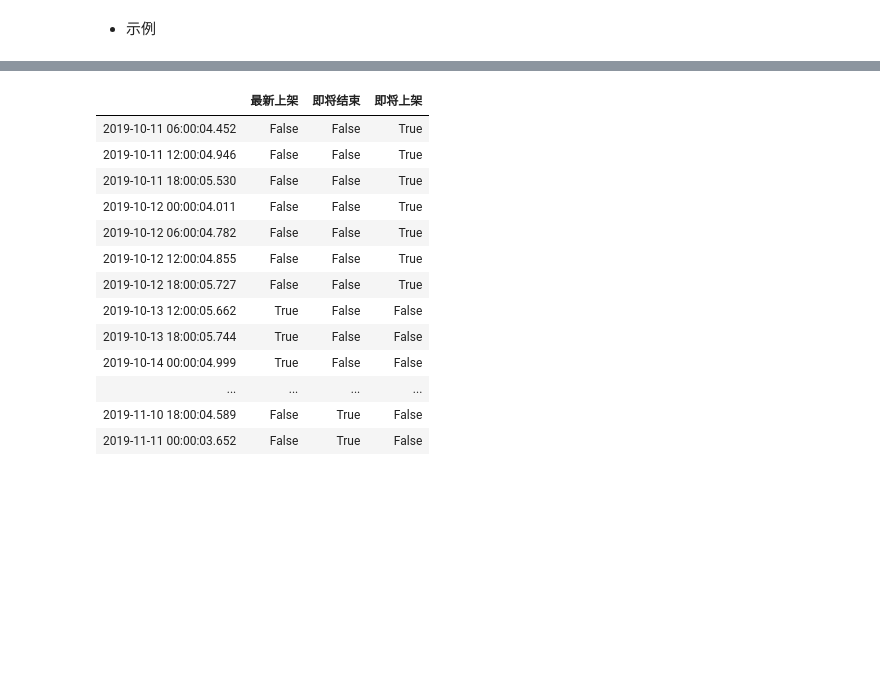
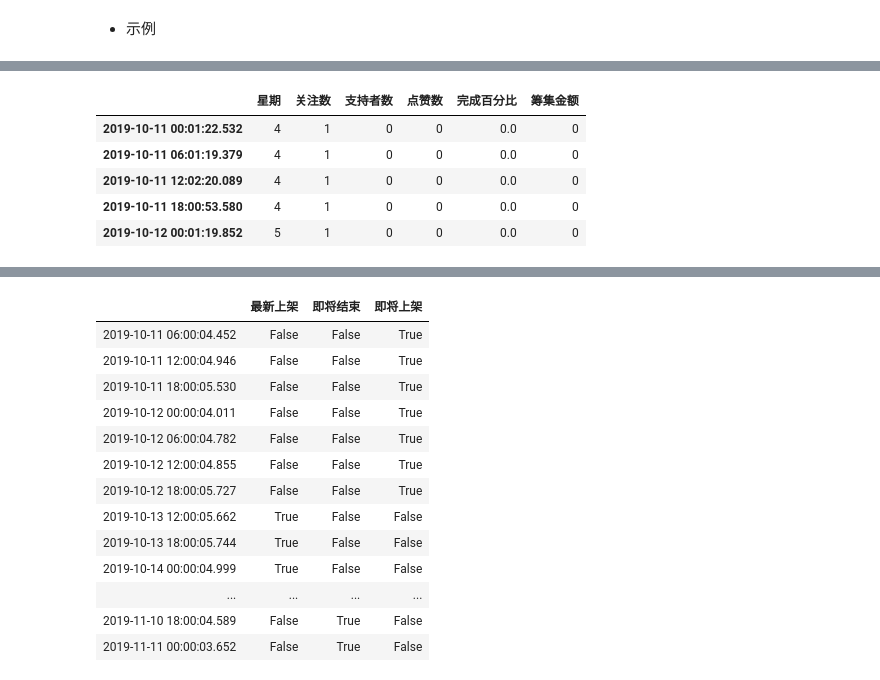
Before and after one commit to uscxiaoyu/crowdFundingDA, a Jupyter notebook: Data-analysis-Bass.ipynb, the cells around one changed output, grey strips where cells are left out. Saved outputs shown, nothing was run; the diff lists cells and outputs as text; code cells hidden in the pictures; blank space fills up the shorter version.

```diff
--- a/Data-analysis-Bass.ipynb
+++ b/Data-analysis-Bass.ipynb
@@ -179,0 +176,9 @@ list(project.find({"状态变换时间0-1": {"$gt": datetime.datetime(2019, 9, 1
+# %%
+p_df.head()
+# %% [output]
+|  | 星期 | 关注数 | 支持者数 | 点赞数 | 完成百分比 | 筹集金额 |
+| 2019-10-11 00:01:22.532 | 4 | 1 | 0 | 0 | 0.0 | 0 |
+| 2019-10-11 06:01:19.379 | 4 | 1 | 0 | 0 | 0.0 | 0 |
+| 2019-10-11 12:02:20.089 | 4 | 1 | 0 | 0 | 0.0 | 0 |
+| 2019-10-11 18:00:53.580 | 4 | 1 | 0 | 0 | 0.0 | 0 |
+| 2019-10-12 00:01:19.852 | 5 | 1 | 0 | 0 | 0.0 | 0 |
```
Also changed, not shown: parts of 9 cells of this notebook, 1 other file.
